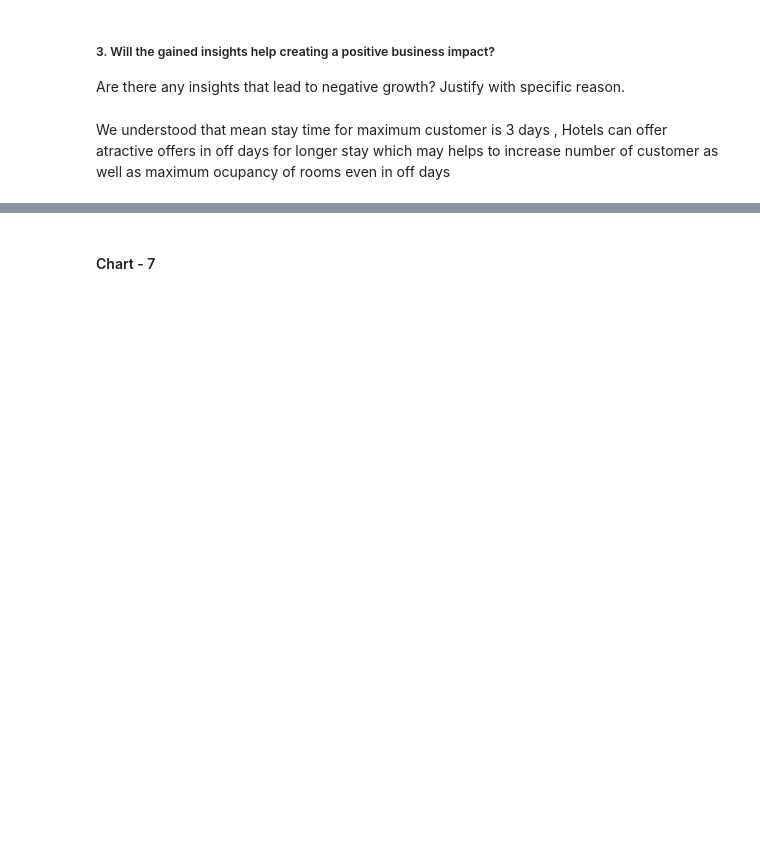
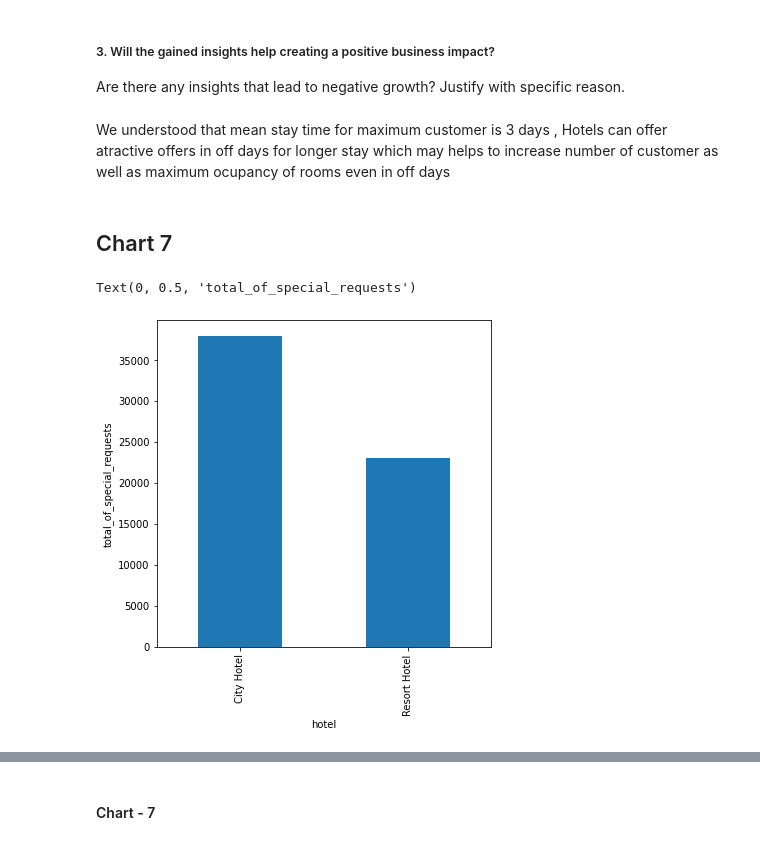
Before and after one commit to Udaya12692/Capstone-priject-Hotel-booking-, a Jupyter notebook: EDA_Hotel_Booking_Analysis_Final.ipynb, the cells around one changed output, grey strips where cells are left out. Drawn from its saved outputs; the diff is of its cells as text; code cells hidden in the pictures; blank space fills up the shorter version.

```diff
--- a/EDA_Hotel_Booking_Analysis_Final.ipynb
+++ b/EDA_Hotel_Booking_Analysis_Final.ipynb
@@ -276,3 +309,12 @@ not_canceled_df=pd.DataFrame(df[df["is_canceled"]==0])
 not_canceled_df["Total_stay"]=not_canceled_df["stays_in_weekend_nights"]+not_canceled_df["stays_in_week_nights"]
 Avg_stay_df=not_canceled_df.groupby("customer_type")["Total_stay"].mean().round()
 Avg_stay_df
+# %%
+# let us work on Special requests
+# number of special request each hotel
+Spelial_request=df.groupby("hotel")["total_of_special_requests"].sum()
+Spelial_request.reset_index()
+# Ditrubution Chanel wise  special request
+Spelial_request_Dc=df.groupby("distribution_channel")["total_of_special_requests"].sum().reset_index()
+#Customer wise   special request
+Spelial_request_T=df.groupby("customer_type")["total_of_special_requests"].sum()
@@ -475,3 +519,13 @@ Here we found that Avg Stay time for All three type of customer is three days an
 Are there any insights that lead to negative growth? Justify with specific reason.
 # %% [markdown]
 We understood that mean stay time for maximum customer is 3 days , Hotels can offer atractive offers in off days for longer stay which may helps to increase number of customer as well as maximum ocupancy of rooms even in off days
+# %% [markdown]
+## Chart 7
+# %%
+# Number of Special request in each hotel
+Spelial_request.plot(kind='bar')
+plt.xlabel("hotel")
+plt.ylabel("total_of_special_requests")
+# %% [output]
+Text(0, 0.5, 'total_of_special_requests')
+[figure, added]
```
Also changed, not shown: parts of 18 cells of this notebook.
